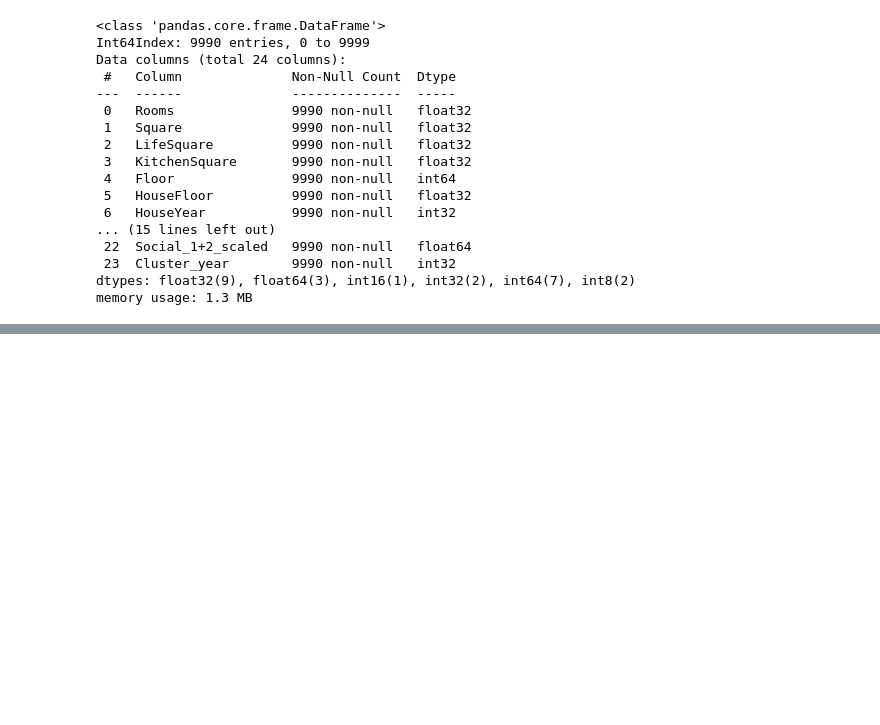
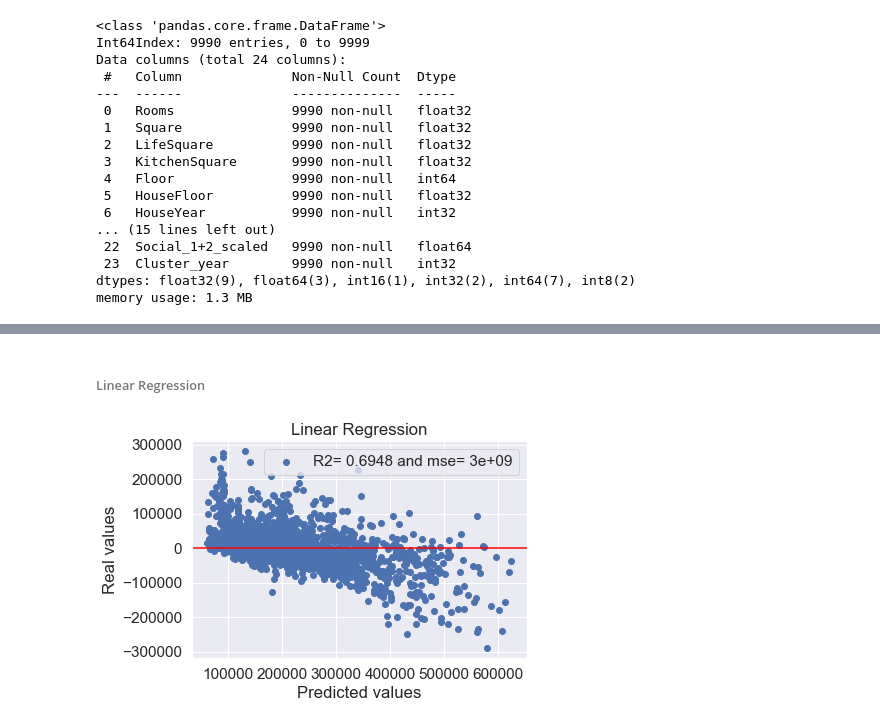
Before and after one commit to NickHlzv/Numpy-Pandas-Scikit, a Jupyter notebook: Course/Course.ipynb, the cells around one changed output, grey strips where cells are left out. Drawn from its saved outputs; the diff is of its cells as text; code cells hidden in the pictures; blank space fills up the shorter version.

```diff
--- a/Course/Course.ipynb
+++ b/Course/Course.ipynb
@@ -991,0 +1000,14 @@ memory usage: 1.3 MB
+# %%
+# Делаем функции для тестов моделей
+
+def model_test(model, name, test, valid):
+    model_pred = model.predict(test)
+    r2 = R2(valid, model_pred)
+    mse = MSE(valid, model_pred)
+    plt.scatter(valid, (model_pred - valid))
+    plt.xlabel("Predicted values")
+    plt.ylabel("Real values")
+    plt.title(name)
+    plt.legend([f'R2= {r2:.4f} and mse= {mse:.0e}'])
+    plt.axhline(0, color='red')
+    plt.show()
@@ -991,0 +1026,9 @@ memory usage: 1.3 MB
+# %% [markdown]
+###### Linear Regression
+# %%
+line_regression = LinearRegression().fit(x_train_scaled, y_train)
+models_dict['Linear Regression'] = line_regression
+# %%
+model_test(line_regression, 'Linear Regression', x_test_scaled, y_test)
+# %% [output]
+[figure, added]
```
Also changed, not shown: parts of 54 cells of this notebook, 2 other files.
